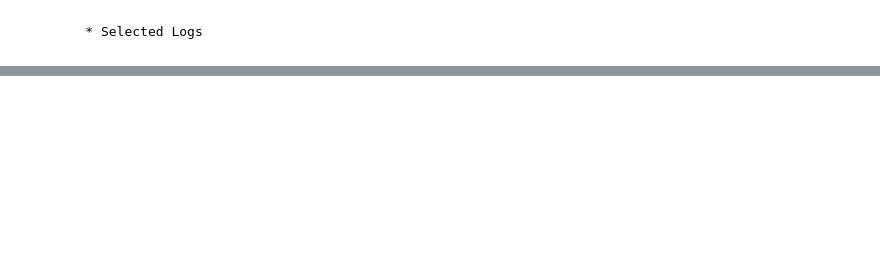
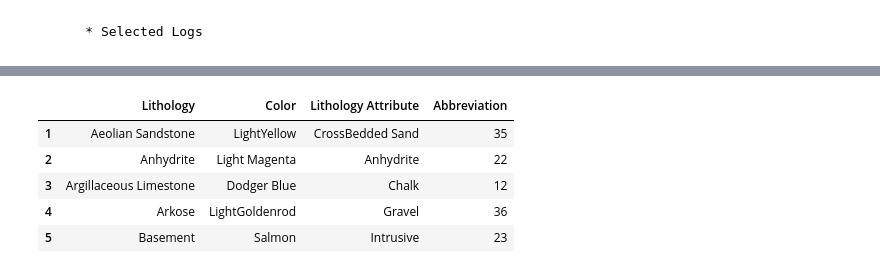
Before and after one commit to rmozart/North-Sea-Electrofacies-Clustering, a Jupyter notebook: Scripts/main.ipynb, the cells around one changed output, grey strips where cells are left out. Cells and saved outputs as stored; diff of their text form; code cells hidden in the pictures; blank space fills up the shorter version.

```diff
--- a/Scripts/main.ipynb
+++ b/Scripts/main.ipynb
@@ -197,0 +207,9 @@ logs_dict['CALI'].head()
+# %%
+litho_code.head()
+# %% [output]
+|  | Lithology | Color | Lithology Attribute | Abbreviation |
+| 1 | Aeolian Sandstone | LightYellow | CrossBedded Sand | 35 |
+| 2 | Anhydrite | Light Magenta | Anhydrite | 22 |
+| 3 | Argillaceous Limestone | Dodger Blue | Chalk | 12 |
+| 4 | Arkose | LightGoldenrod | Gravel | 36 |
+| 5 | Basement | Salmon | Intrusive | 23 |
```
Also changed, not shown: parts of 29 cells of this notebook.
